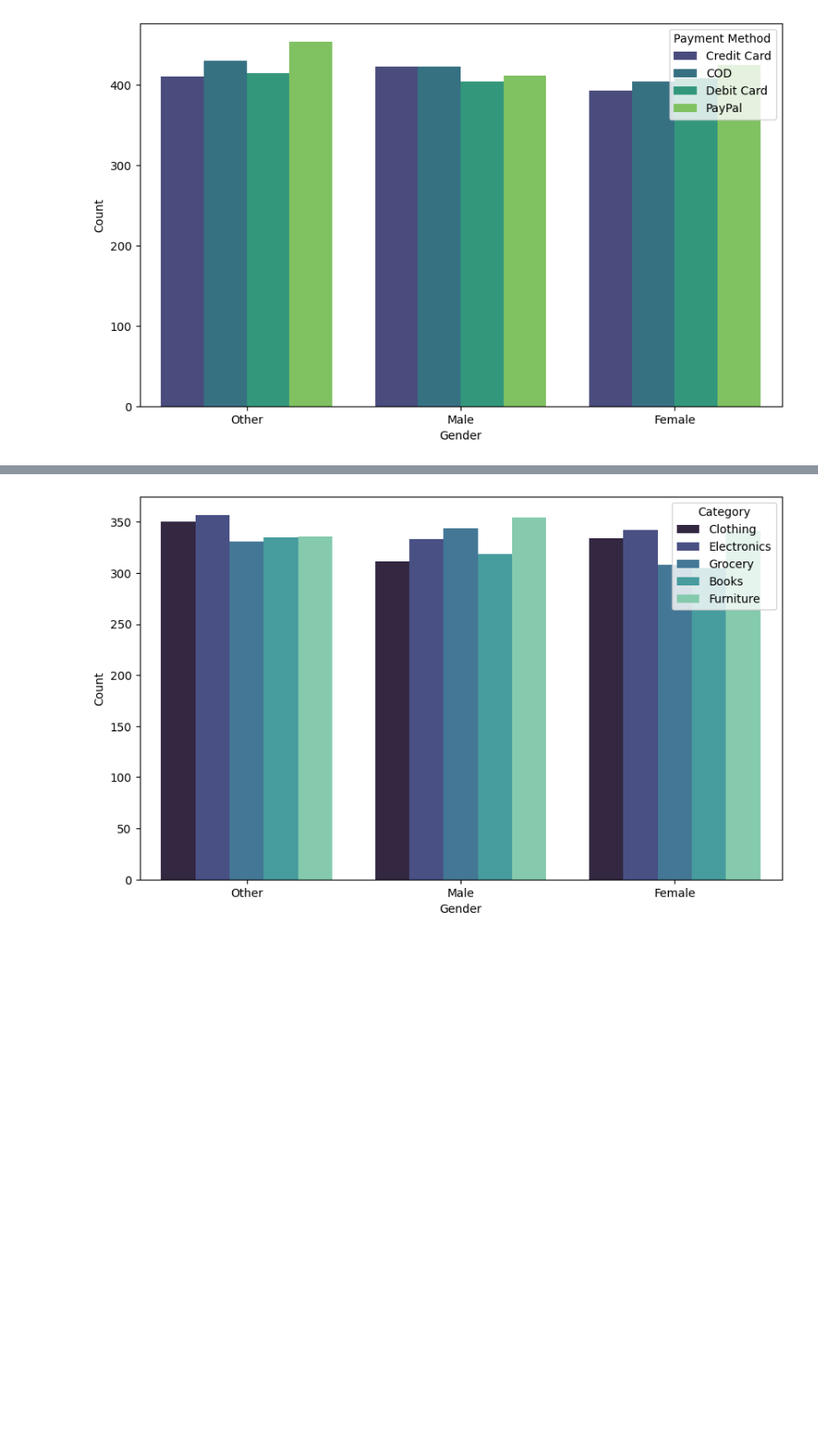
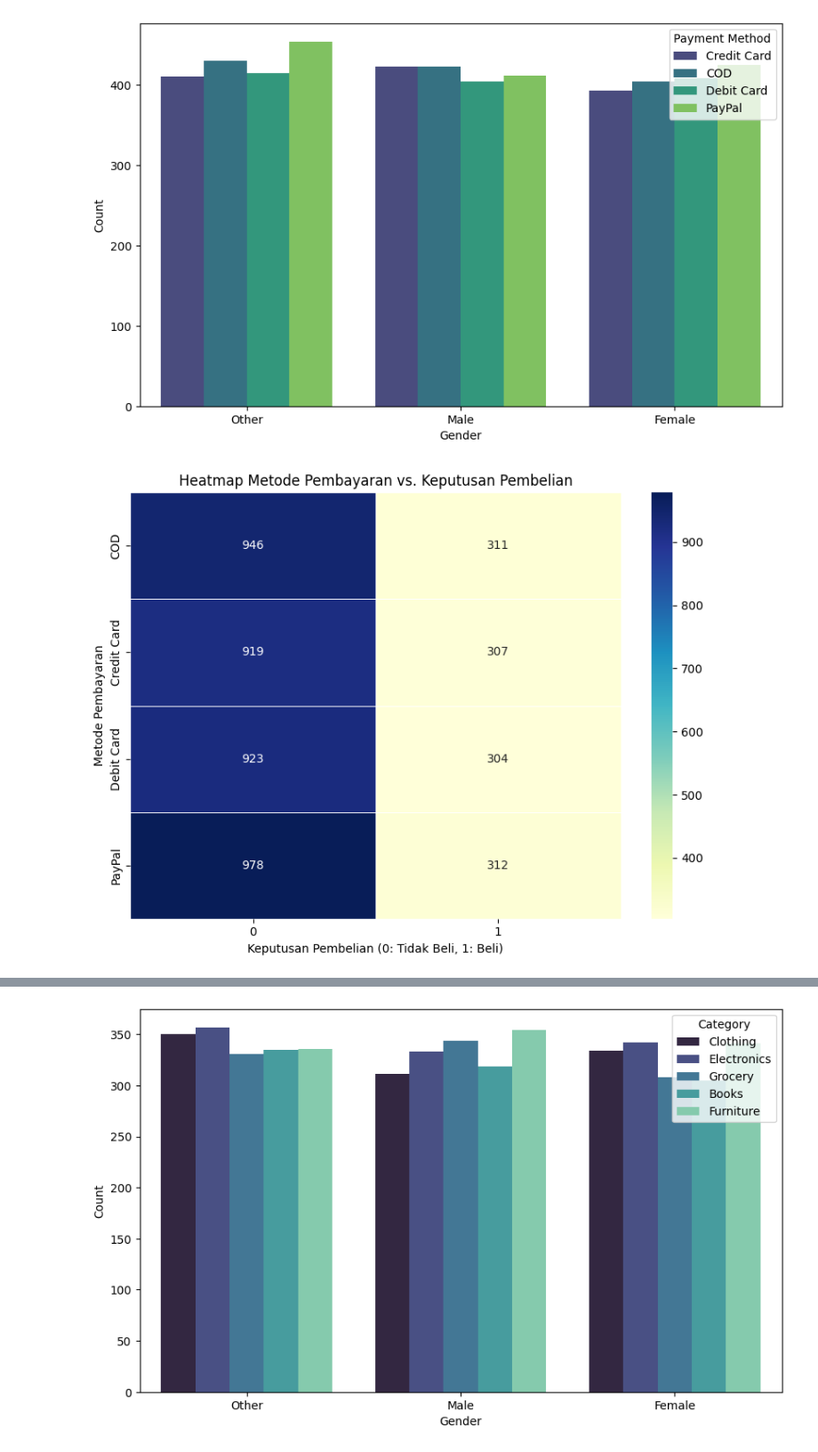
Before and after one commit to Arfan-Susanto/Projek-Data-Analyst, a Jupyter notebook: (Progress) Kaggle - AI-Driven Consumer Behavior/Progress.ipynb, the cells around one changed output, grey strips where cells are left out. Shown at 89% size. Drawn from its saved outputs; the diff is of its cells as text; code cells hidden in the pictures; blank space fills up the shorter version.

```diff
--- a/(Progress) Kaggle - AI-Driven Consumer Behavior/Progress.ipynb
+++ b/(Progress) Kaggle - AI-Driven Consumer Behavior/Progress.ipynb
@@ -280,3 +251,15 @@ plt.legend(title='Payment Method')
 plt.show()
 # %% [output]
 [figure]
+# %%
+contingency_table = pd.crosstab(df['payment_method'], df['purchase_decision'])
+
+plt.figure(figsize=(8, 6))
+sns.heatmap(contingency_table, annot=True, fmt='d', cmap='YlGnBu', linewidths=.5)
+plt.title('Heatmap Metode Pembayaran vs. Keputusan Pembelian')
+plt.xlabel('Keputusan Pembelian (0: Tidak Beli, 1: Beli)')
+plt.ylabel('Metode Pembayaran')
+plt.tight_layout()
+plt.show()
+# %% [output]
+[figure, added]
```
Also changed, not shown: parts of 9 cells of this notebook.
